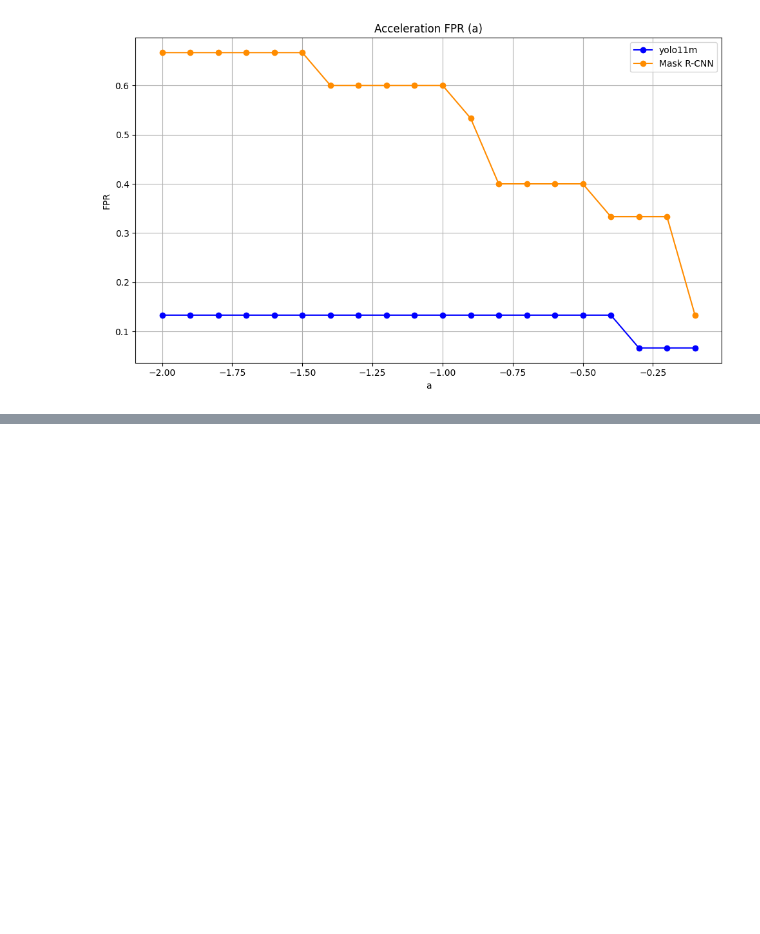
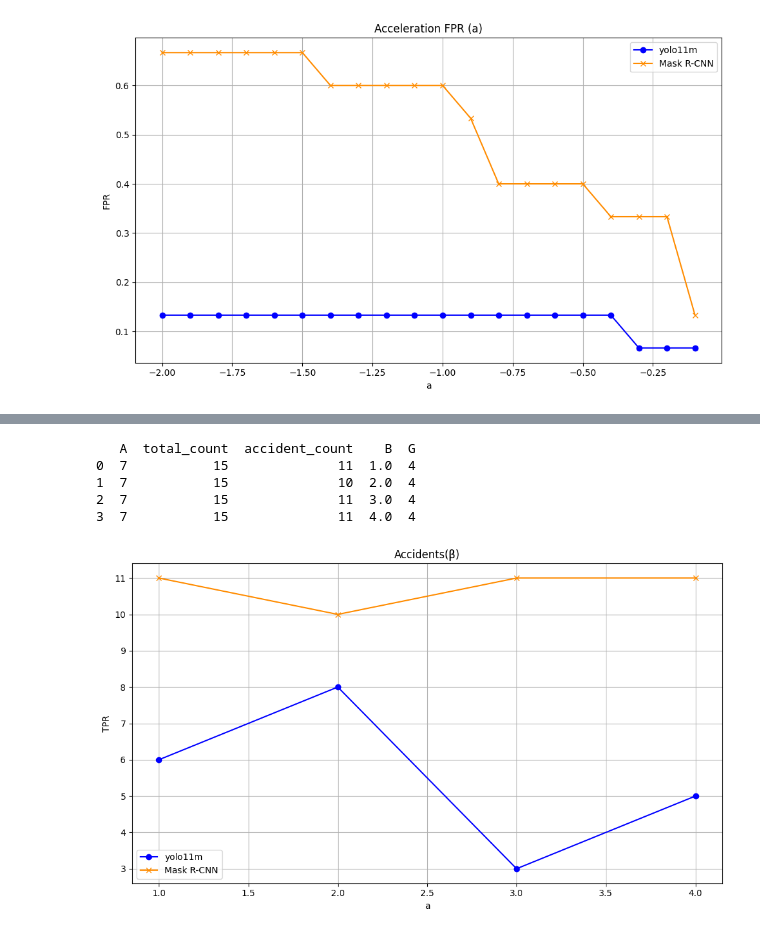
Before and after one commit to TomaszFilip/MasterThesis, a Jupyter notebook: plot.ipynb, the cells around one changed output, grey strips where cells are left out. Drawn from its saved outputs; the diff is of its cells as text; code cells hidden in the pictures; blank space fills up the shorter version.

```diff
--- a/plot.ipynb
+++ b/plot.ipynb
@@ -161,0 +162,39 @@ plt.show()
+# %%
+# Load CSV
+df = pd.read_csv('accident_yolo_B.csv')  # Replace with your actual file path
+
+#Compute FPR
+df['TPR'] = df['accident_count'] / df['total_count']#df['A'] = df['A'] / 10
+
+plt.figure(figsize=(10, 6))
+plt.plot(df['B'], df['accident_count'], label='yolo11m', color='blue', marker='o')
+
+# Plot formatting
+plt.xlabel('a')
+plt.ylabel('TPR')
+plt.title('Accidents(β)')
+plt.grid(True)
+
+plt.tight_layout()
+
+df = pd.read_csv('accident_maskrcnn_B.csv')  # Replace with your actual file path
+print(df)
+
+# Compute FPR
+df['TPR'] = df['accident_count'] / df['total_count']
+df['accident_count'] = df['accident_count']
+
+plt.plot(df['B'], df['accident_count'], label='Mask R-CNN', color='darkorange', marker='x')
+plt.legend()
+# Save plot
+plt.savefig('plot_B.png', dpi=300)  # Saves the figure as 'fpr_plot.png'
+
+# Show plot
+plt.show()
+# %% [output]
+   A  total_count  accident_count    B  G
+0  7           15              11  1.0  4
+1  7           15              10  2.0  4
+2  7           15              11  3.0  4
+3  7           15              11  4.0  4
+[figure, added]
```
Also changed, not shown: parts of 4 cells of this notebook, 8 other files.
